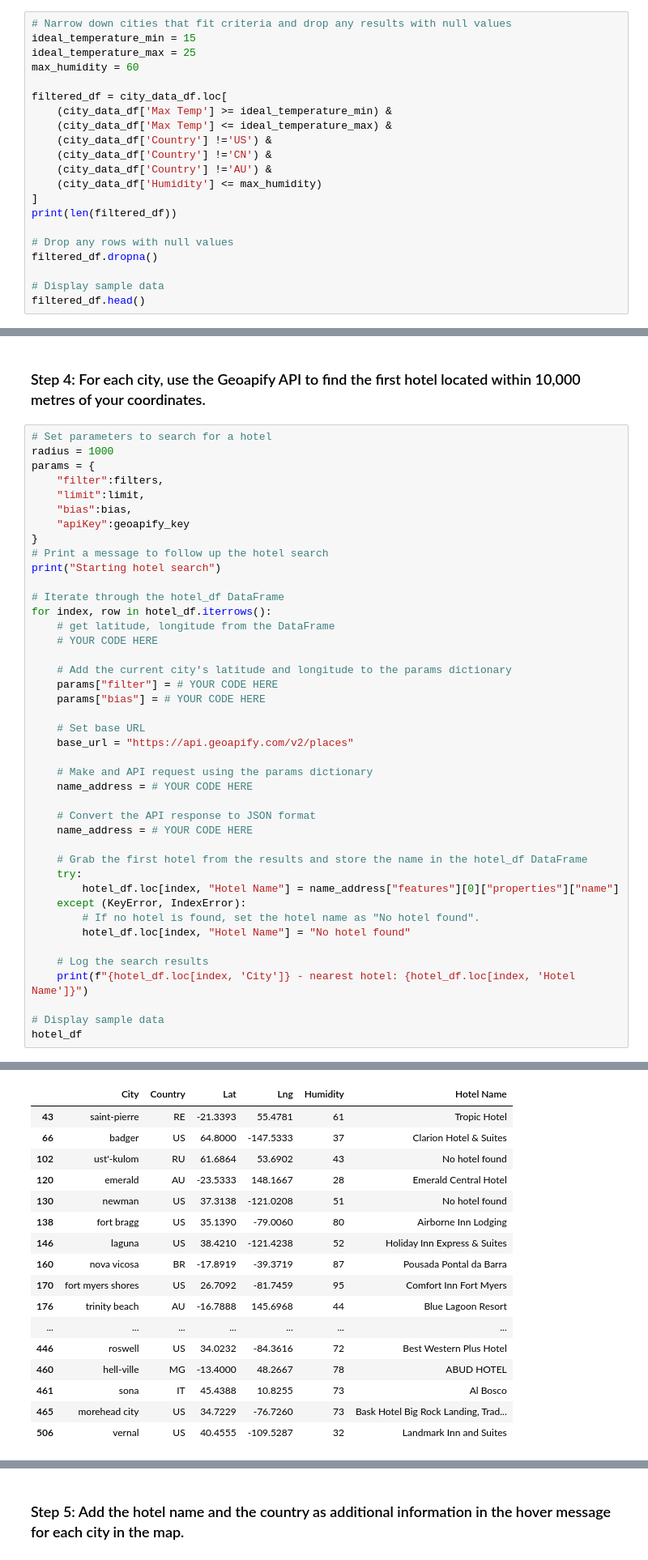
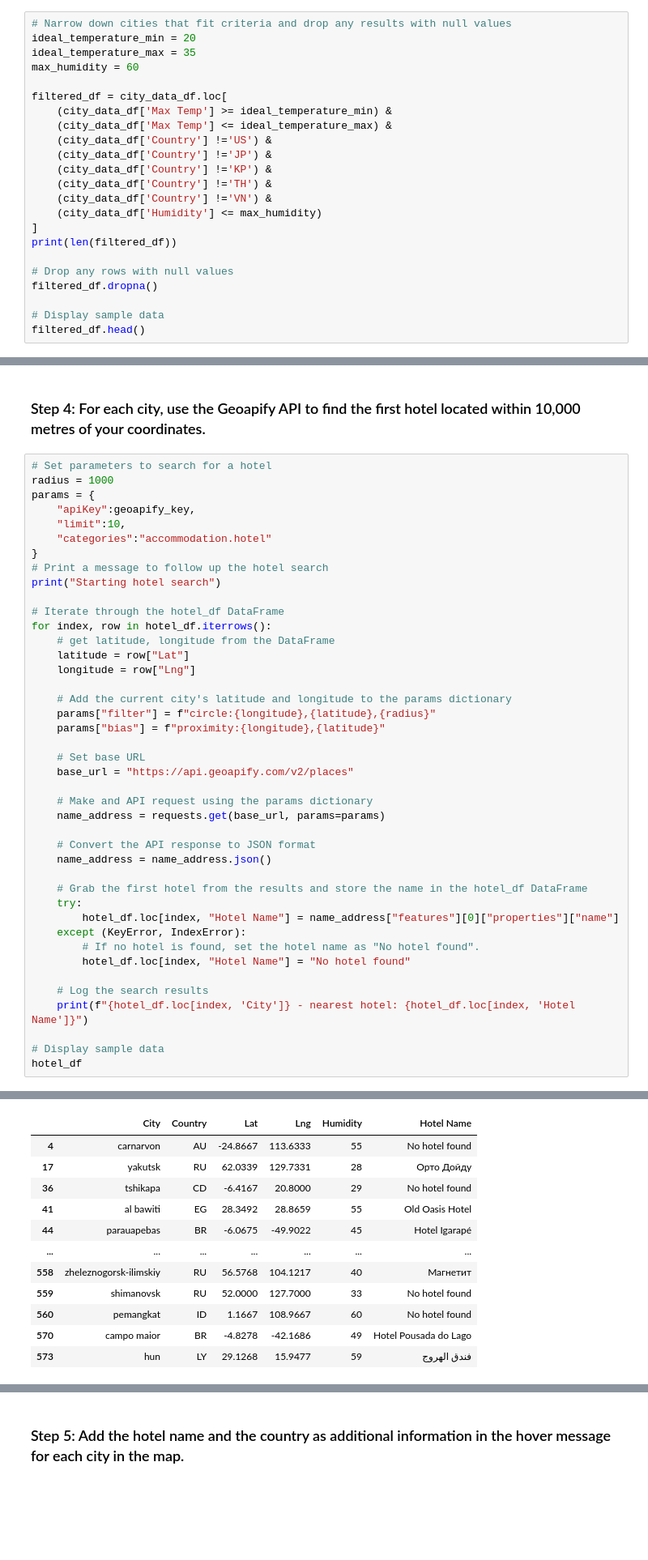
Before and after one commit to cmaijala/World_Weather_Analysis, a Jupyter notebook: VacationPy/VacationPy.ipynb, the cells around one changed output, grey strips where cells are left out. Shown: that part at 81% size. Drawn from its saved outputs; the diff is of its cells as text; blank space fills up the shorter version.

```diff
--- a/VacationPy/VacationPy.ipynb
+++ b/VacationPy/VacationPy.ipynb
@@ -52,16 +56,18 @@ city_map_plot_1
 ### Step 2: Narrow down the `city_data_df` DataFrame to find your ideal weather condition
 # %%
 # Narrow down cities that fit criteria and drop any results with null values
-ideal_temperature_min = 15
-ideal_temperature_max = 25
+ideal_temperature_min = 20
+ideal_temperature_max = 35
 max_humidity = 60
 
 filtered_df = city_data_df.loc[
     (city_data_df['Max Temp'] >= ideal_temperature_min) &
     (city_data_df['Max Temp'] <= ideal_temperature_max) &
     (city_data_df['Country'] !='US') &
-    (city_data_df['Country'] !='CN') &
-    (city_data_df['Country'] !='AU') &
+    (city_data_df['Country'] !='JP') &
+    (city_data_df['Country'] !='KP') &
+    (city_data_df['Country'] !='TH') &
+    (city_data_df['Country'] !='VN') &
     (city_data_df['Humidity'] <= max_humidity)
 ]
 print(len(filtered_df))
@@ -104,10 +110,9 @@ hotel_df.head()
 # Set parameters to search for a hotel
 radius = 1000
 params = {
-    "filter":filters,
-    "limit":limit,
-    "bias":bias,
-    "apiKey":geoapify_key
+    "apiKey":geoapify_key,
+    "limit":10,
+    "categories":"accommodation.hotel"
 }
 # Print a message to follow up the hotel search
 print("Starting hotel search")
@@ -115,20 +120,21 @@ print("Starting hotel search")
 # Iterate through the hotel_df DataFrame
 for index, row in hotel_df.iterrows():
     # get latitude, longitude from the DataFrame
-    # YOUR CODE HERE
+    latitude = row["Lat"]
+    longitude = row["Lng"]
 
     # Add the current city's latitude and longitude to the params dictionary
-    params["filter"] = # YOUR CODE HERE
-    params["bias"] = # YOUR CODE HERE
+    params["filter"] = f"circle:{longitude},{latitude},{radius}"
+    params["bias"] = f"proximity:{longitude},{latitude}"
 
     # Set base URL
     base_url = "https://api.geoapify.com/v2/places"
 
     # Make and API request using the params dictionary
-    name_address = # YOUR CODE HERE
+    name_address = requests.get(base_url, params=params)
 
     # Convert the API response to JSON format
-    name_address = # YOUR CODE HERE
+    name_address = name_address.json()
 
     # Grab the first hotel from the results and store the name in the hotel_df DataFrame
     try:
@@ -163,17 +169,12 @@ vernal - nearest hotel: Landmark Inn and Suites
 |  | City | Country | Lat | Lng | Humidity | Hotel Name |
-| 43 | saint-pierre | RE | -21.3393 | 55.4781 | 61 | Tropic Hotel |
-| 66 | badger | US | 64.8000 | -147.5333 | 37 | Clarion Hotel & Suites |
-| 102 | ust'-kulom | RU | 61.6864 | 53.6902 | 43 | No hotel found |
-| 120 | emerald | AU | -23.5333 | 148.1667 | 28 | Emerald Central Hotel |
-| 130 | newman | US | 37.3138 | -121.0208 | 51 | No hotel found |
-| 138 | fort bragg | US | 35.1390 | -79.0060 | 80 | Airborne Inn Lodging |
-| 146 | laguna | US | 38.4210 | -121.4238 | 52 | Holiday Inn Express & Suites |
-| 160 | nova vicosa | BR | -17.8919 | -39.3719 | 87 | Pousada Pontal da Barra |
-| 170 | fort myers shores | US | 26.7092 | -81.7459 | 95 | Comfort Inn Fort Myers |
-| 176 | trinity beach | AU | -16.7888 | 145.6968 | 44 | Blue Lagoon Resort |
+| 4 | carnarvon | AU | -24.8667 | 113.6333 | 55 | No hotel found |
+| 17 | yakutsk | RU | 62.0339 | 129.7331 | 28 | Орто Дойду |
+| 36 | tshikapa | CD | -6.4167 | 20.8000 | 29 | No hotel found |
+| 41 | al bawiti | EG | 28.3492 | 28.8659 | 55 | Old Oasis Hotel |
+| 44 | parauapebas | BR | -6.0675 | -49.9022 | 45 | Hotel Igarapé |
 | ... | ... | ... | ... | ... | ... | ... |
-| 446 | roswell | US | 34.0232 | -84.3616 | 72 | Best Western Plus Hotel |
-| 460 | hell-ville | MG | -13.4000 | 48.2667 | 78 | ABUD HOTEL |
-| 461 | sona | IT | 45.4388 | 10.8255 | 73 | Al Bosco |
-| 465 | morehead city | US | 34.7229 | -76.7260 | 73 | Bask Hotel Big Rock Landing, Trad... |
-| 506 | vernal | US | 40.4555 | -109.5287 | 32 | Landmark Inn and Suites |
+| 558 | zheleznogorsk-ilimskiy | RU | 56.5768 | 104.1217 | 40 | Магнетит |
+| 559 | shimanovsk | RU | 52.0000 | 127.7000 | 33 | No hotel found |
+| 560 | pemangkat | ID | 1.1667 | 108.9667 | 60 | No hotel found |
+| 570 | campo maior | BR | -4.8278 | -42.1686 | 49 | Hotel Pousada do Lago |
+| 573 | hun | LY | 29.1268 | 15.9477 | 59 | فندق الهروج |
```
Also changed, not shown: parts of 6 cells of this notebook.
